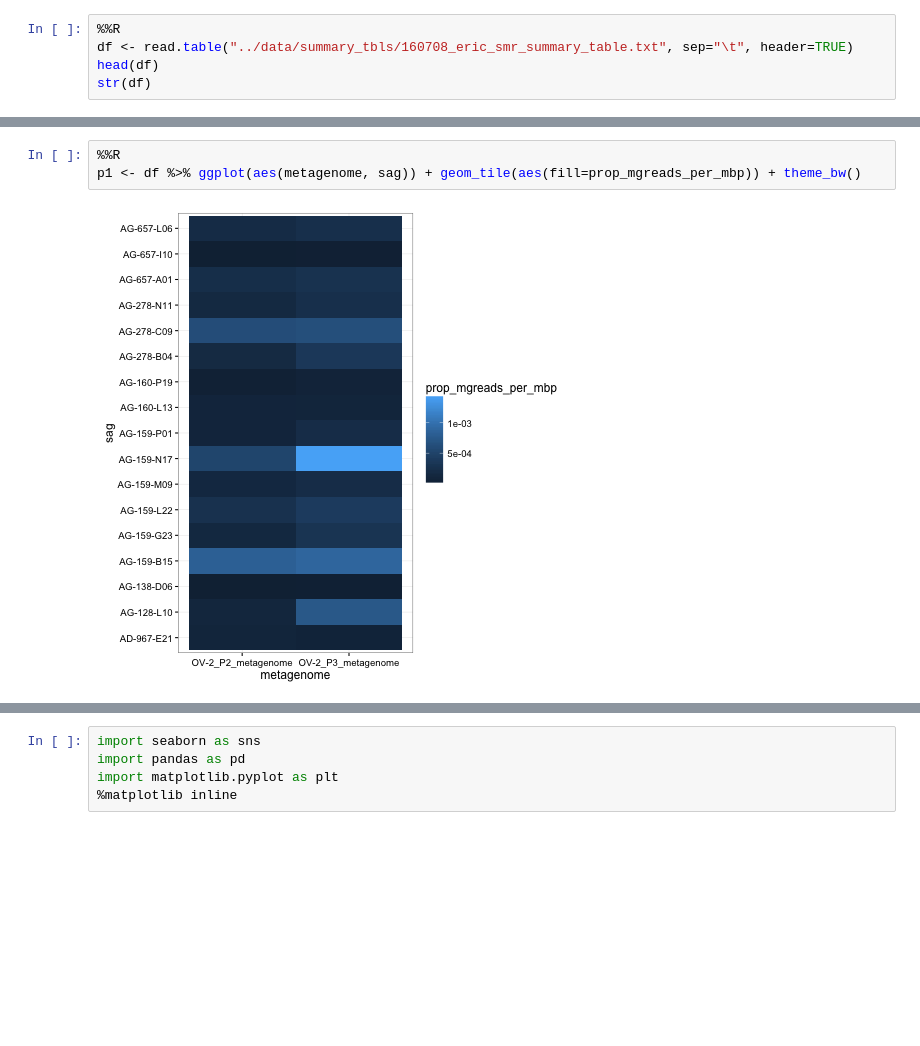
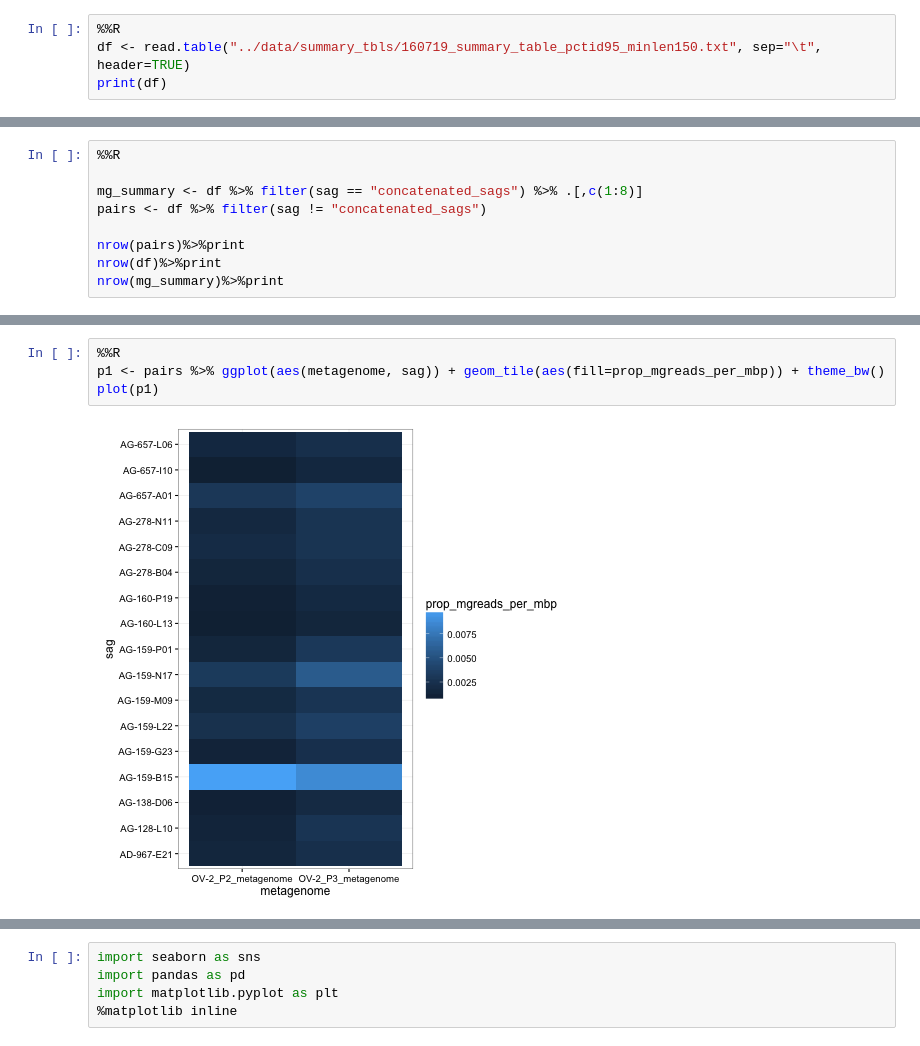
Before and after one commit to BigelowLab/sag-mg-recruit, a Jupyter notebook: notebooks/Plotting.ipynb, the cells around one changed output, grey strips where cells are left out. Drawn from its saved outputs; the diff is of its cells as text; blank space fills up the shorter version.

Commit message:
changes to bam alignment, plotting nb
fix overlap value for alignment
heat maps coming together

```diff
--- a/notebooks/Plotting.ipynb
+++ b/notebooks/Plotting.ipynb
@@ -21,7 +9,6 @@ array(['ggplot2', 'dplyr', 'tools', 'stats', 'graphics', 'grDevices',
       dtype='|S9')
 # %%
 %%R
-df <- read.table("../data/summary_tbls/160708_eric_smr_summary_table.txt", sep="\t", header=TRUE)
-head(df)
-str(df)
+df <- read.table("../data/summary_tbls/160719_summary_table_pctid95_minlen150.txt", sep="\t", header=TRUE)
+print(df)
 # %% [output]
@@ -43,0 +32,9 @@ str(df)
+# %%
+%%R
+
+mg_summary <- df %>% filter(sag == "concatenated_sags") %>% .[,c(1:8)]
+pairs <- df %>% filter(sag != "concatenated_sags")
+
+nrow(pairs)%>%print
+nrow(df)%>%print
+nrow(mg_summary)%>%print
@@ -44,5 +104,6 @@ str(df)
 # %%
 %%R
-p1 <- df %>% ggplot(aes(metagenome, sag)) + geom_tile(aes(fill=prop_mgreads_per_mbp)) + theme_bw()
+p1 <- pairs %>% ggplot(aes(metagenome, sag)) + geom_tile(aes(fill=prop_mgreads_per_mbp)) + theme_bw()
+plot(p1)
 # %% [output]
-[figure, old version]
+[figure, new version]
```
Also changed, not shown: parts of 16 cells of this notebook, 2 other files.
